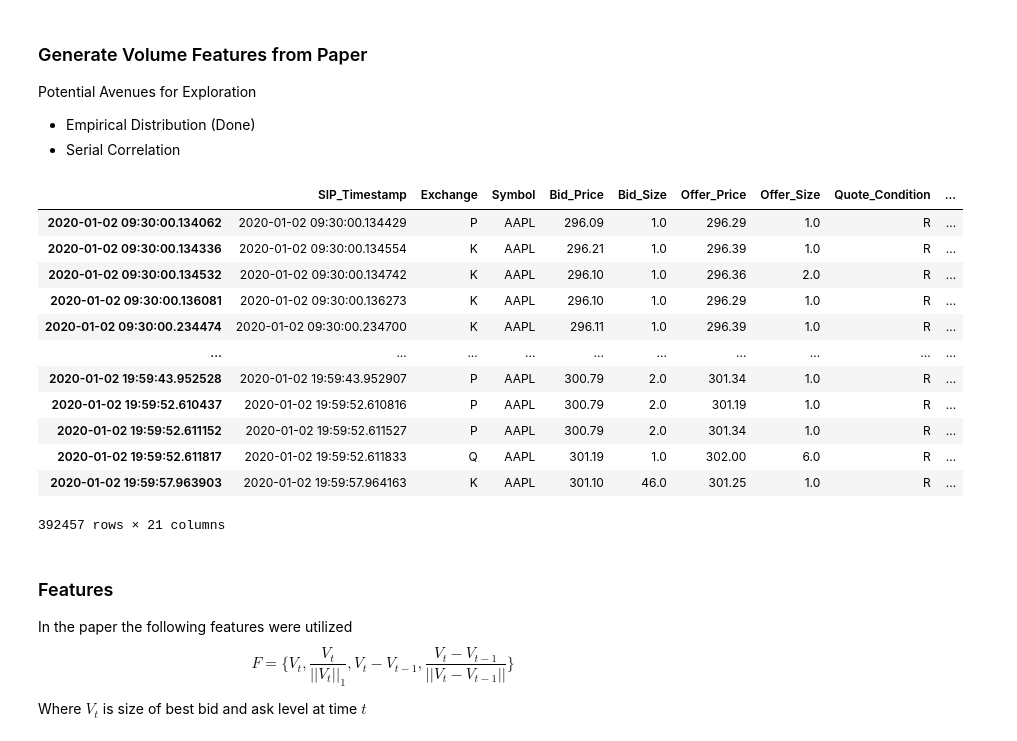
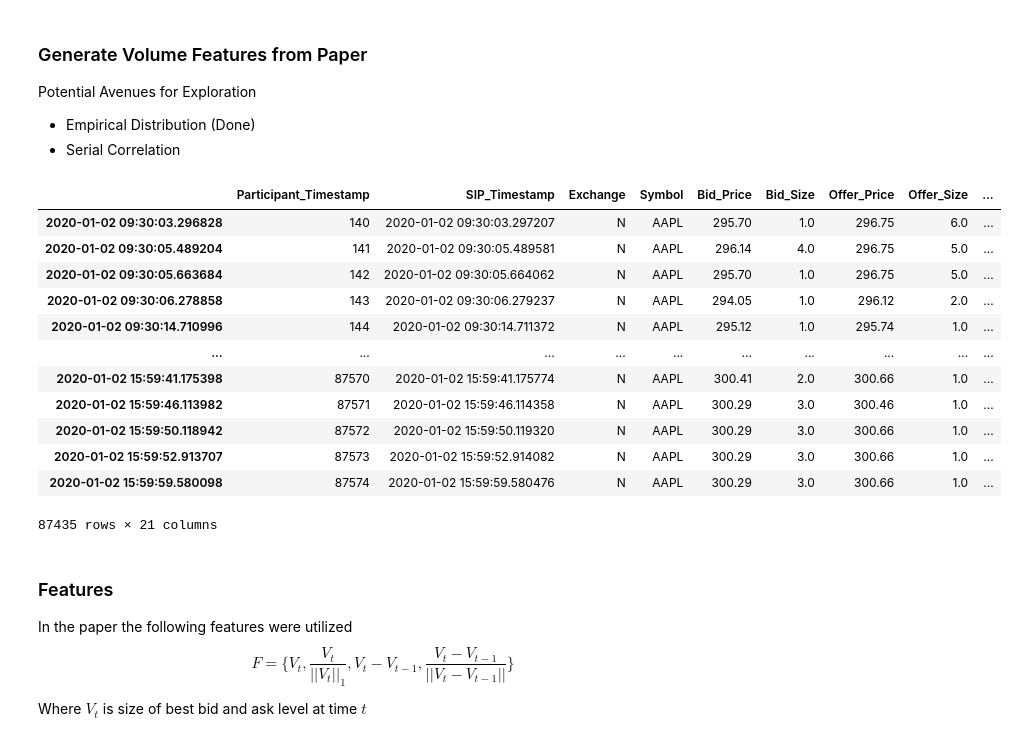
Before and after one commit to jasonbohne123/Kernel_Learning, a Jupyter notebook: Features/Feature_Generation.ipynb, the cells around one changed output. Drawn from its saved outputs; the diff is of its cells as text; code cells hidden in the pictures.

```diff
--- a/Features/Feature_Generation.ipynb
+++ b/Features/Feature_Generation.ipynb
@@ -15,23 +15,23 @@ path='/home/jbohn/jupyter/personal/Kernel_Learning'
 
 sys.path.append(path)
 # %%
-quotes=pd.read_csv(f"{path}/data/cleaned_quotes.csv",index_col=0).sort_index()
+quotes=pd.read_csv(f"{path}/Data/cleaned_AAPL_quotes_2020-01-02.csv",index_col=0).sort_index()
 
 quotes
 # %% [output]
-|  | SIP_Timestamp | Exchange | Symbol | Bid_Price | Bid_Size | Offer_Price | Offer_Size | Quote_Condition | ... |
-| 2020-01-02 09:30:00.134062 | 2020-01-02 09:30:00.134429 | P | AAPL | 296.09 | 1.0 | 296.29 | 1.0 | R | ... |
-| 2020-01-02 09:30:00.134336 | 2020-01-02 09:30:00.134554 | K | AAPL | 296.21 | 1.0 | 296.39 | 1.0 | R | ... |
-| 2020-01-02 09:30:00.134532 | 2020-01-02 09:30:00.134742 | K | AAPL | 296.10 | 1.0 | 296.36 | 2.0 | R | ... |
-| 2020-01-02 09:30:00.136081 | 2020-01-02 09:30:00.136273 | K | AAPL | 296.10 | 1.0 | 296.29 | 1.0 | R | ... |
-| 2020-01-02 09:30:00.234474 | 2020-01-02 09:30:00.234700 | K | AAPL | 296.11 | 1.0 | 296.39 | 1.0 | R | ... |
+|  | Participant_Timestamp | SIP_Timestamp | Exchange | Symbol | Bid_Price | Bid_Size | Offer_Price | Offer_Size | ... |
+| 2020-01-02 09:30:03.296828 | 140 | 2020-01-02 09:30:03.297207 | N | AAPL | 295.70 | 1.0 | 296.75 | 6.0 | ... |
+| 2020-01-02 09:30:05.489204 | 141 | 2020-01-02 09:30:05.489581 | N | AAPL | 296.14 | 4.0 | 296.75 | 5.0 | ... |
+| 2020-01-02 09:30:05.663684 | 142 | 2020-01-02 09:30:05.664062 | N | AAPL | 295.70 | 1.0 | 296.75 | 5.0 | ... |
+| 2020-01-02 09:30:06.278858 | 143 | 2020-01-02 09:30:06.279237 | N | AAPL | 294.05 | 1.0 | 296.12 | 2.0 | ... |
+| 2020-01-02 09:30:14.710996 | 144 | 2020-01-02 09:30:14.711372 | N | AAPL | 295.12 | 1.0 | 295.74 | 1.0 | ... |
 | ... | ... | ... | ... | ... | ... | ... | ... | ... | ... |
-| 2020-01-02 19:59:43.952528 | 2020-01-02 19:59:43.952907 | P | AAPL | 300.79 | 2.0 | 301.34 | 1.0 | R | ... |
-| 2020-01-02 19:59:52.610437 | 2020-01-02 19:59:52.610816 | P | AAPL | 300.79 | 2.0 | 301.19 | 1.0 | R | ... |
-| 2020-01-02 19:59:52.611152 | 2020-01-02 19:59:52.611527 | P | AAPL | 300.79 | 2.0 | 301.34 | 1.0 | R | ... |
-| 2020-01-02 19:59:52.611817 | 2020-01-02 19:59:52.611833 | Q | AAPL | 301.19 | 1.0 | 302.00 | 6.0 | R | ... |
-| 2020-01-02 19:59:57.963903 | 2020-01-02 19:59:57.964163 | K | AAPL | 301.10 | 46.0 | 301.25 | 1.0 | R | ... |
+| 2020-01-02 15:59:41.175398 | 87570 | 2020-01-02 15:59:41.175774 | N | AAPL | 300.41 | 2.0 | 300.66 | 1.0 | ... |
+| 2020-01-02 15:59:46.113982 | 87571 | 2020-01-02 15:59:46.114358 | N | AAPL | 300.29 | 3.0 | 300.46 | 1.0 | ... |
+| 2020-01-02 15:59:50.118942 | 87572 | 2020-01-02 15:59:50.119320 | N | AAPL | 300.29 | 3.0 | 300.66 | 1.0 | ... |
+| 2020-01-02 15:59:52.913707 | 87573 | 2020-01-02 15:59:52.914082 | N | AAPL | 300.29 | 3.0 | 300.66 | 1.0 | ... |
+| 2020-01-02 15:59:59.580098 | 87574 | 2020-01-02 15:59:59.580476 | N | AAPL | 300.29 | 3.0 | 300.66 | 1.0 | ... |
-392457 rows × 21 columns
+87435 rows × 21 columns
 # %% [markdown]
 ### Features
 
```
Also changed, not shown: parts of 9 cells of this notebook, 21 other files.
